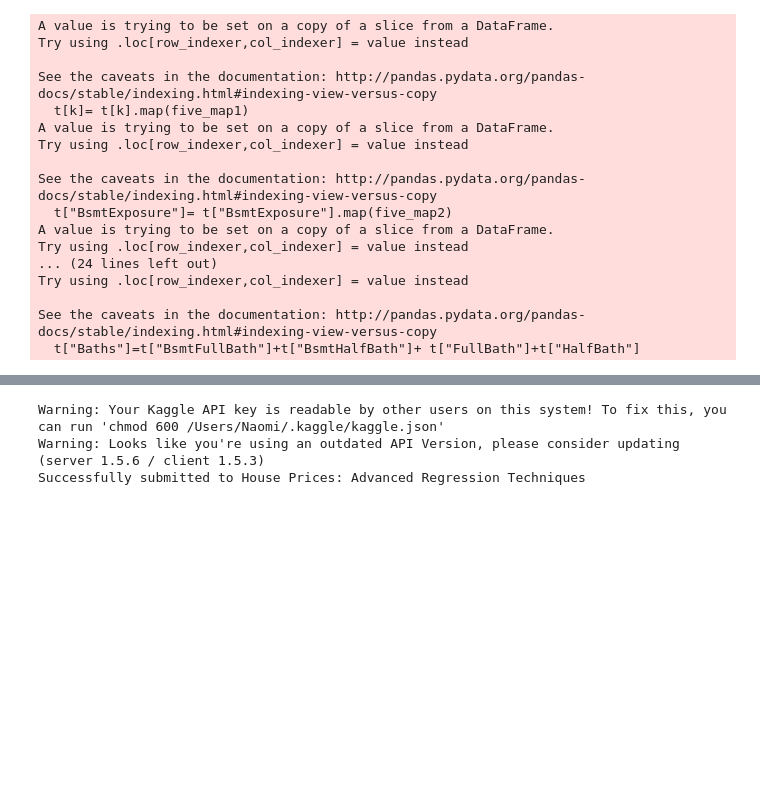
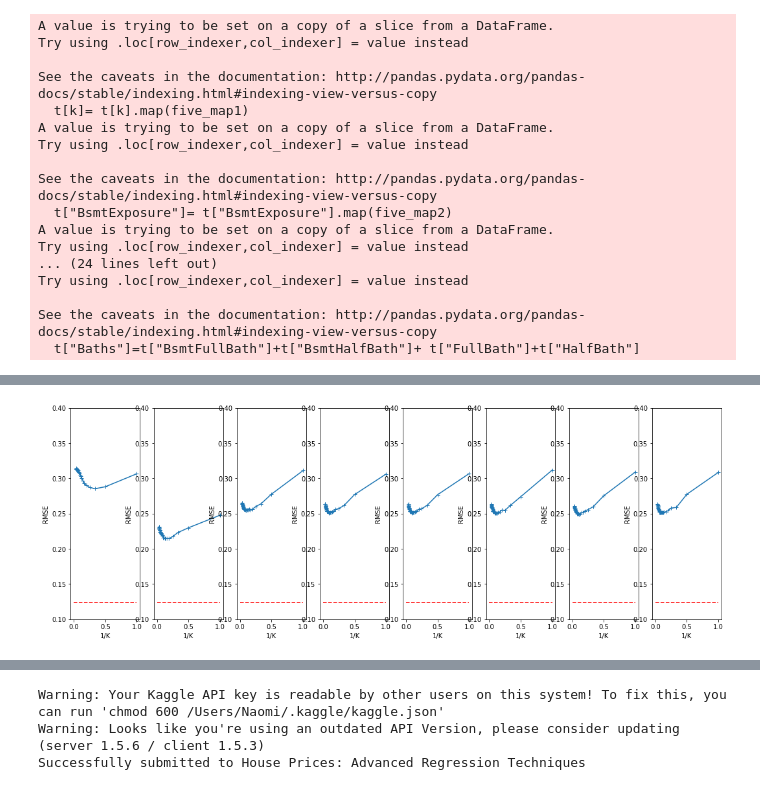
Before and after one commit to NaomiatLibrary/MachineLearning, a Jupyter notebook: House_Prices/RegressionTree.ipynb, the cells around one changed output, grey strips where cells are left out. Saved outputs shown, nothing was run; the diff lists cells and outputs as text; code cells hidden in the pictures; blank space fills up the shorter version.

```diff
--- a/House_Prices/RegressionTree.ipynb
+++ b/House_Prices/RegressionTree.ipynb
@@ -90,0 +87,33 @@ OverallQualはとても大切そう（それはそうという感じがする）
+# %%
+new_train_valiable_list5=['OverallQual', 'OverallCond', '1stFlrSF', 'GarageCars', 'Baths']
+new_train_valiable_list10=['OverallQual', 'OverallCond', 'YearBuilt', 'BsmtFinType1', 'HeatingQC', '1stFlrSF', 'GrLivArea', 'FireplaceQu', 'GarageCars', 'Baths']
+new_train_valiable_list15=['LotArea', 'OverallQual', 'OverallCond', 'YearBuilt', 'BsmtQual', 'BsmtFinType1', 'HeatingQC', 'CentralAir', '1stFlrSF', 'GrLivArea', 'KitchenQual', 'FireplaceQu', 'GarageCars', 'ScreenPorch', 'Baths']
+new_train_valiable_list20=['LotArea', 'OverallQual', 'OverallCond', 'YearBuilt', 'BsmtQual', 'BsmtFinType1', 'BsmtUnfSF', 'HeatingQC', 'CentralAir', '1stFlrSF', 'GrLivArea', 'TotRmsAbvGrd', 'KitchenQual', 'FireplaceQu', 'GarageCars', 'WoodDeckSF', 'EnclosedPorch', 'ScreenPorch', 'PoolQC', 'Baths']
+new_train_valiable_list25=['LotArea', 'OverallQual', 'OverallCond', 'YearBuilt', 'ExterQual', 'BsmtQual', 'BsmtExposure', 'BsmtFinType1', 'BsmtUnfSF', 'HeatingQC', 'CentralAir', '1stFlrSF', 'GrLivArea', 'KitchenAbvGr', 'TotRmsAbvGrd', 'KitchenQual', 'FireplaceQu', 'GarageCars', 'PavedDrive', 'WoodDeckSF', 'EnclosedPorch', 'ScreenPorch', 'PoolArea', 'PoolQC', 'Baths']
+new_train_valiable_list30=['LotArea', 'OverallQual', 'OverallCond', 'YearBuilt', 'ExterQual', 'BsmtQual', 'BsmtCond', 'BsmtExposure', 'BsmtFinType1', 'BsmtUnfSF', 'HeatingQC', 'CentralAir', '1stFlrSF', 'GrLivArea', 'BedroomAbvGr', 'KitchenAbvGr', 'TotRmsAbvGrd', 'KitchenQual', 'FireplaceQu', 'GarageYrBlt', 'GarageCars', 'PavedDrive', 'WoodDeckSF', 'EnclosedPorch', '3SsnPorch', 'ScreenPorch', 'PoolArea', 'PoolQC', 'YrSold', 'Baths']
+new_train_valiable_list35=['LotArea', 'OverallQual', 'OverallCond', 'YearBuilt', 'YearRemodAdd', 'MasVnrArea', 'ExterQual', 'BsmtQual', 'BsmtCond', 'BsmtExposure', 'BsmtFinType1', 'BsmtUnfSF', 'HeatingQC', 'CentralAir', '1stFlrSF', 'GrLivArea', 'BedroomAbvGr', 'KitchenAbvGr', 'TotRmsAbvGrd', 'KitchenQual', 'FireplaceQu', 'GarageYrBlt', 'GarageFinish', 'GarageCars', 'GarageQual', 'GarageCond', 'PavedDrive', 'WoodDeckSF', 'EnclosedPorch', '3SsnPorch', 'ScreenPorch', 'PoolArea', 'PoolQC', 'YrSold', 'Baths']
+new_train_valiable_list40=['LotArea', 'OverallQual', 'OverallCond', 'YearBuilt', 'YearRemodAdd', 'MasVnrArea', 'ExterQual', 'ExterCond', 'BsmtQual', 'BsmtCond', 'BsmtExposure', 'BsmtFinType1', 'BsmtUnfSF', 'HeatingQC', 'CentralAir', '1stFlrSF', '2ndFlrSF', 'LowQualFinSF', 'GrLivArea', 'BedroomAbvGr', 'KitchenAbvGr', 'TotRmsAbvGrd', 'KitchenQual', 'Fireplaces', 'FireplaceQu', 'GarageYrBlt', 'GarageFinish', 'GarageCars', 'GarageQual', 'GarageCond', 'PavedDrive', 'WoodDeckSF', 'EnclosedPorch', '3SsnPorch', 'ScreenPorch', 'PoolArea', 'PoolQC', 'MiscVal', 'YrSold', 'Baths']
+# %%
+cnt=0
+plt.figure(figsize=(18,6))
+for valiables in [new_train_valiable_list5,new_train_valiable_list10,new_train_valiable_list15,new_train_valiable_list20,new_train_valiable_list25,new_train_valiable_list30,new_train_valiable_list35,new_train_valiable_list40]:
+    RMSE=[]
+    r2_scores=[]
+    N=30
+    for k in range(1,N):
+        model = Pipeline([('poly', PolynomialFeatures(degree=1)),('linear', KNeighborsRegressor(n_neighbors=k))])
+        k_fold = KFold(n_splits=5)
+        test_MSE = cross_validate(model, new_train[valiables], new_train["SalePrice"],
+                           cv=k_fold, scoring=('r2', 'neg_mean_squared_error'), n_jobs=-1)
+        RMSE.append(np.sqrt(np.mean(-test_MSE['test_neg_mean_squared_error'])))
+        r2_scores.append(np.mean(test_MSE['test_r2']))
+    cnt+=1
+    plt.subplot(1,8,cnt)
+    plt.plot(1/np.array(range(1,N)),RMSE[0:N],"+-")
+    plt.hlines([0.12381220676923944], 0,1, "red", linestyles='dashed')
+    plt.xlabel("1/K")
+    plt.ylabel("RMSE")
+    plt.ylim([0.1,0.4])
+plt.show()
+# %% [output]
+[figure, added]
```
Also changed, not shown: parts of 19 cells of this notebook, 5 other files.
